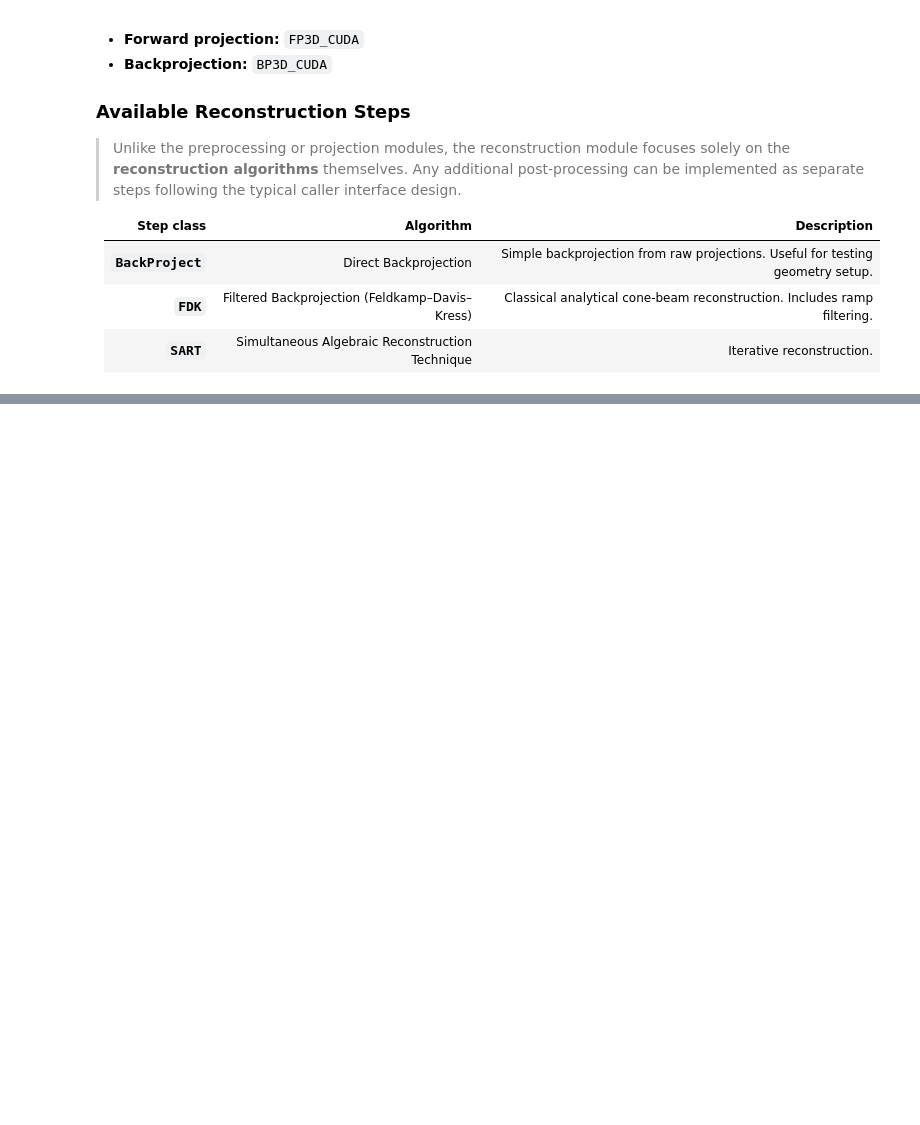
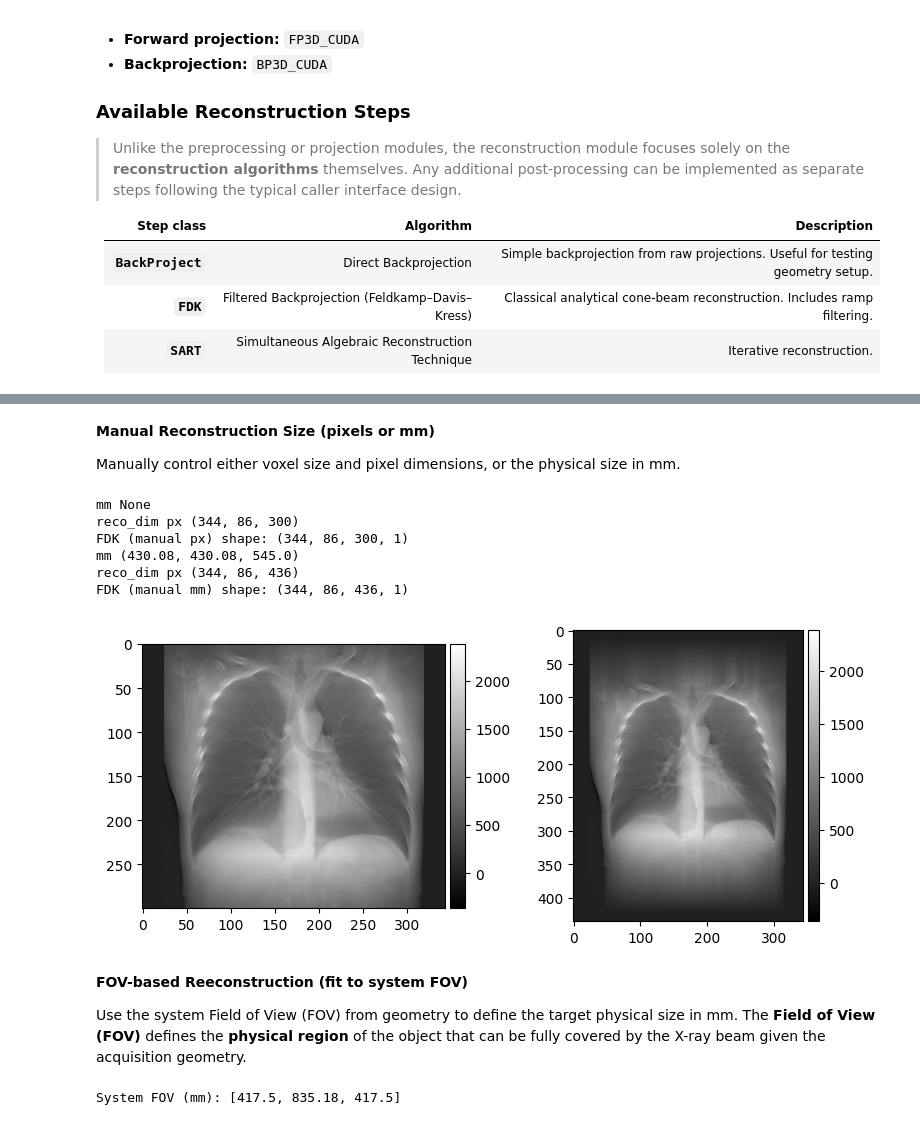
Before and after one commit to mabellag/ChestXSim, a Jupyter notebook: examples/notebooks/4. Reconstruction.ipynb, the cells around one changed output, grey strips where cells are left out. Cells and saved outputs as stored; diff of their text form; code cells hidden in the pictures; blank space fills up the shorter version.

```diff
--- a/examples/notebooks/4. Reconstruction.ipynb
+++ b/examples/notebooks/4. Reconstruction.ipynb
@@ -46,0 +130,53 @@ The **`Astra_Tomo`** subclass provides the **concrete DCT implementation**, conf
+# %% [markdown]
+**Manual Reconstruction Size (pixels or mm)**
+
+Manually control either voxel size and pixel dimensions, or the physical size in mm.
+# %%
+# A) Fix voxel size + pixel dimensions
+fdk_manual_px = FDK(
+    opt=opt,
+    match_input=False,
+    reco_vx=(1.25, 5.00, 1.25),      # mm per voxel
+    reco_dim_px=(344, 86, 300),      # Nx, Ny, Nz
+    filter_type="ramp",
+    axis=1,
+    padding=True
+)
+
+reco_manual_px = fdk_manual_px(projs)
+print("FDK (manual px) shape:", reco_manual_px.volume.shape)
+
+# B) Fix physical dimensions directly (mm)
+fdk_manual_mm = FDK(
+    opt=opt,
+    match_input=False,
+    reco_dim_mm=(430.08, 430.08, 545.0),  # (mm_x, mm_y, mm_z)
+    reco_vx=(1.25, 5.00, 1.25),
+    filter_type="ramp",
+    axis=1,
+    padding=True
+)
+
+reco_manual_mm = fdk_manual_mm(projs)
+print("FDK (manual mm) shape:", reco_manual_mm.volume.shape)
+
+plot(reco_manual_px.volume.get()[:, reco_manual_px.volume.shape[1]//2, :, 0].T,
+     reco_manual_mm.volume.get()[:, reco_manual_mm.volume.shape[1]//2, :, 0].T
+     )
+# %% [output]
+mm None
+reco_dim px (344, 86, 300)
+FDK (manual px) shape: (344, 86, 300, 1)
+mm (430.08, 430.08, 545.0)
+reco_dim px (344, 86, 436)
+FDK (manual mm) shape: (344, 86, 436, 1)
+[figure, added]
+# %% [markdown]
+**FOV-based Reeconstruction (fit to system FOV)**
+
+Use the system Field of View (FOV) from geometry to define the target physical size in mm.  The **Field of View (FOV)** defines the **physical region** of the object that can be fully covered by the X-ray beam given the acquisition geometry.
+# %%
+fov_mm = geo.fov()
+print("System FOV (mm):", fov_mm)
+# %% [output]
+System FOV (mm): [417.5, 835.18, 417.5]
```
Also changed, not shown: parts of 24 cells of this notebook, 7 other files.
